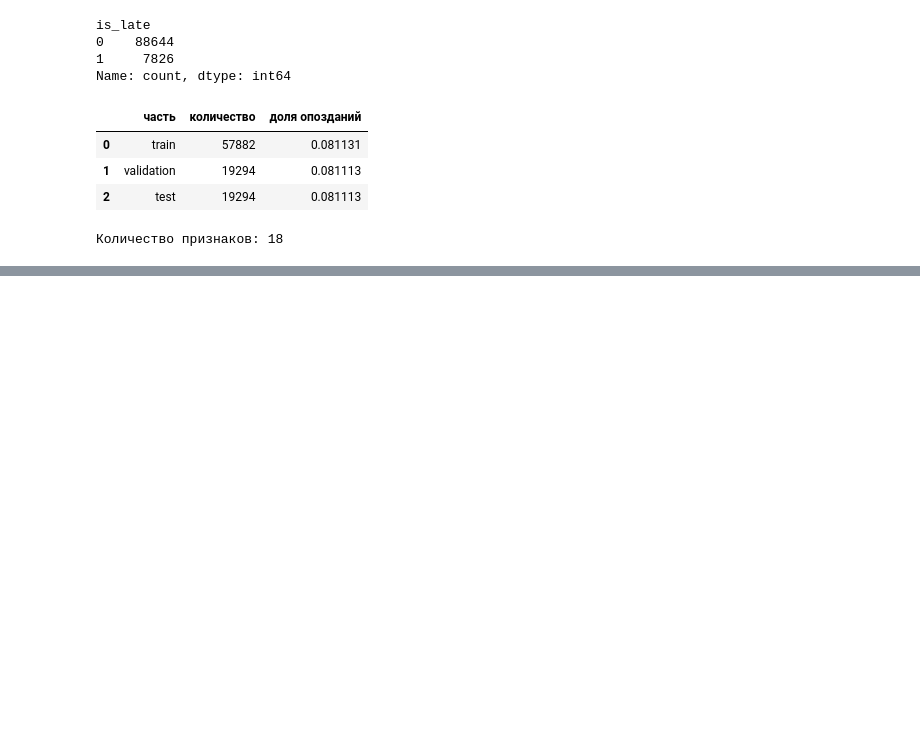
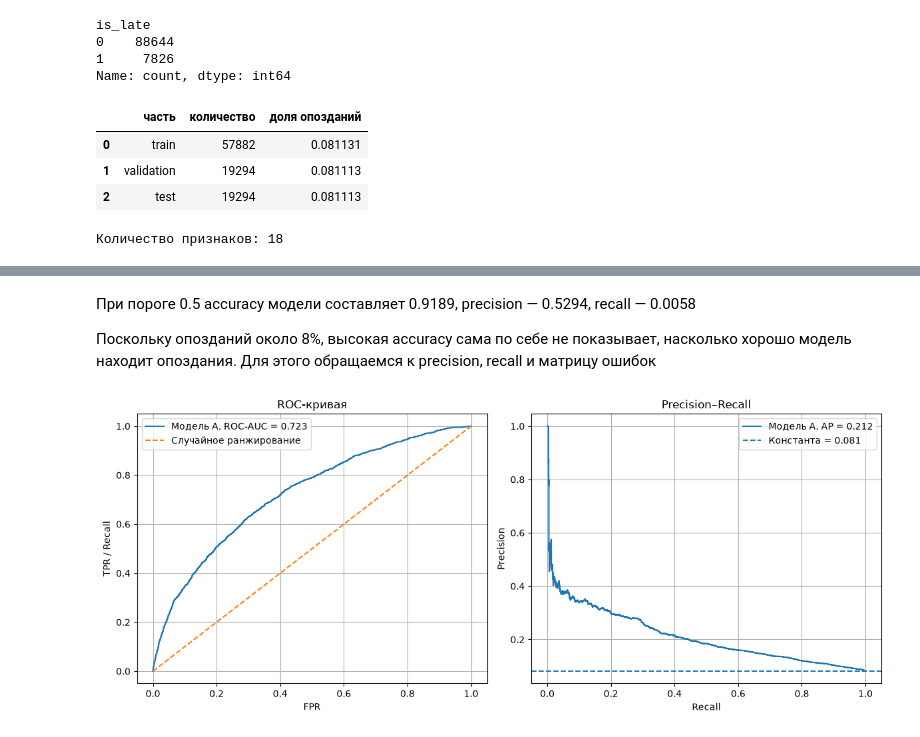
Before and after one commit to MikhailGeras/module0, a Jupyter notebook: ДЗ3.ipynb, the cells around one changed output, grey strips where cells are left out. Saved outputs shown, nothing was run; the diff lists cells and outputs as text; code cells hidden in the pictures; blank space fills up the shorter version.

Commit message:
ДЗ3: метрики модели A, ROC и PR кривые

```diff
--- a/ДЗ3.ipynb
+++ b/ДЗ3.ipynb
@@ -110,0 +162,44 @@ print("Количество признаков:", X.shape[1])
+# %% [markdown]
+При пороге 0.5 accuracy модели составляет 0.9189,
+precision — 0.5294, recall — 0.0058
+
+Поскольку опозданий около 8%, высокая accuracy сама по себе не показывает,
+насколько хорошо модель находит опоздания. Для этого обращаемся к precision, recall и матрицу ошибок
+# %%
+fpr, tpr, _ = roc_curve(y_test, p_test_a)
+precision_curve, recall_curve, _ = precision_recall_curve(y_test, p_test_a)
+
+fig, axes = plt.subplots(1, 2, figsize=(12, 5))
+
+axes[0].plot(
+    fpr,
+    tpr,
+    label=f"Модель A, ROC-AUC = {roc_auc_score(y_test, p_test_a):.3f}",
+)
+axes[0].plot([0, 1], [0, 1], "--", label="Случайное ранжирование")
+axes[0].set_title("ROC-кривая")
+axes[0].set_xlabel("FPR")
+axes[0].set_ylabel("TPR / Recall")
+axes[0].legend()
+axes[0].grid()
+
+axes[1].plot(
+    recall_curve,
+    precision_curve,
+    label=f"Модель A, AP = {average_precision_score(y_test, p_test_a):.3f}",
+)
+axes[1].axhline(
+    y_test.mean(),
+    linestyle="--",
+    label=f"Константа = {y_test.mean():.3f}",
+)
+axes[1].set_title("Precision–Recall")
+axes[1].set_xlabel("Recall")
+axes[1].set_ylabel("Precision")
+axes[1].legend()
+axes[1].grid()
+
+plt.tight_layout()
+plt.show()
+# %% [output]
+[figure, added]
```
Also changed, not shown: parts of 2 cells of this notebook.
